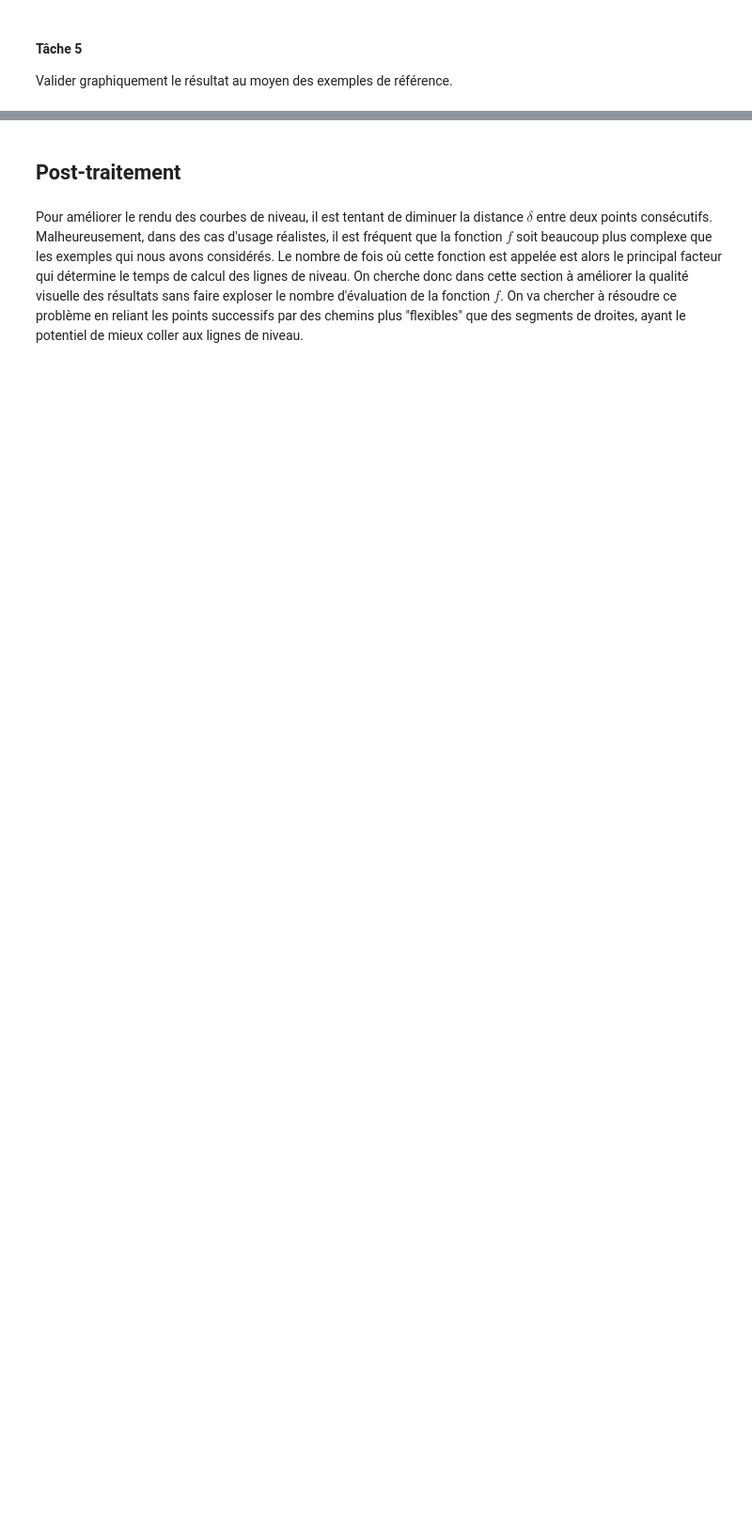
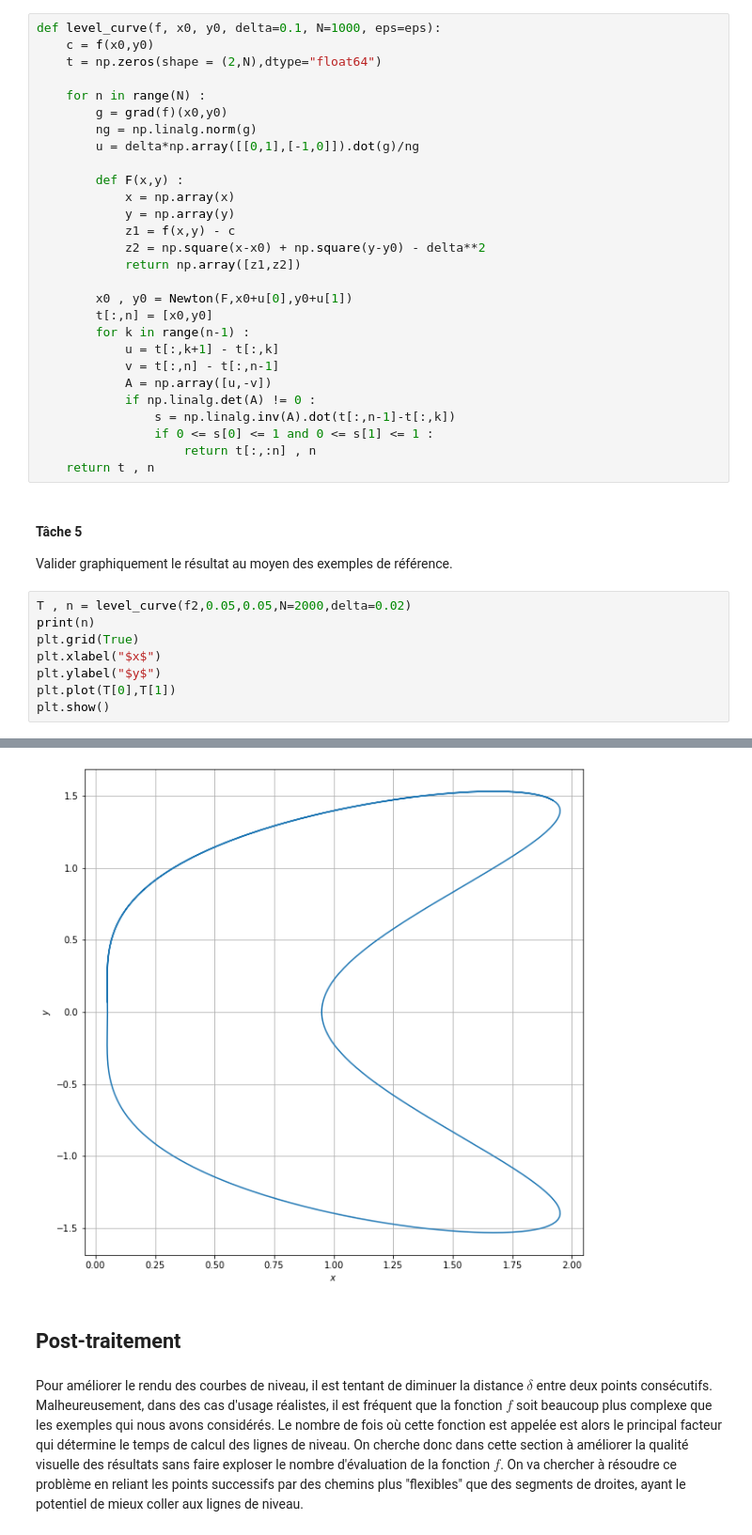
Before and after one commit to MariusAlonso/Projet-calcul-differentiel, a Jupyter notebook: Reponse.ipynb, the cells around one changed output, grey strips where cells are left out. Shown at 94% size. Saved outputs shown, nothing was run; the diff lists cells and outputs as text; blank space fills up the shorter version.

```diff
--- a/Reponse.ipynb
+++ b/Reponse.ipynb
@@ -446,7 +446,44 @@ L'algorithme précédent est malheureusement susceptible de faire plusieurs fois
 #### Question 7 + Tâche 4
 
 Proposer une nouvelle implémentation de `level_curve` qui arrête l'algorithme et renvoie les points connus quand le segment formé par les deux derniers points produits intersecte l'un des segments produits auparavant. En étant (raisonnablement) optimiste, doit-t'on prendre la peine de tester l'intersection du dernier segment avec tous les segments déjà produits (ce qui prend du temps ...) ou juste avec le premier ? Pour répondre à cette question, on pourra se demander si les courbes de niveau similaires à celle de la fonction de Rosenbrock passant par le point $(0.5, 0)$ (cf. Exemples de référence) -- c'est-à-dire "auto-intersectantes" -- sont fréquentes ou rares et pourquoi.
+# %%
+def level_curve(f, x0, y0, delta=0.1, N=1000, eps=eps):
+    c = f(x0,y0)
+    t = np.zeros(shape = (2,N),dtype="float64")
+
+    for n in range(N) :
+        g = grad(f)(x0,y0)
+        ng = np.linalg.norm(g)
+        u = delta*np.array([[0,1],[-1,0]]).dot(g)/ng
+
+        def F(x,y) :
+            x = np.array(x)
+            y = np.array(y)
+            z1 = f(x,y) - c
+            z2 = np.square(x-x0) + np.square(y-y0) - delta**2
+            return np.array([z1,z2])
+
+        x0 , y0 = Newton(F,x0+u[0],y0+u[1])
+        t[:,n] = [x0,y0]
+        for k in range(n-1) :
+            u = t[:,k+1] - t[:,k]
+            v = t[:,n] - t[:,n-1]
+            A = np.array([u,-v])
+            if np.linalg.det(A) != 0 :
+                s = np.linalg.inv(A).dot(t[:,n-1]-t[:,k])
+                if 0 <= s[0] <= 1 and 0 <= s[1] <= 1 :
+                    return t[:,:n] , n
+    return t , n
 # %% [markdown]
 #### Tâche 5
 
 Valider graphiquement le résultat au moyen des exemples de référence.
+# %%
+T , n = level_curve(f2,0.05,0.05,N=2000,delta=0.02)
+print(n)
+plt.grid(True)
+plt.xlabel("$x$")
+plt.ylabel("$y$")
+plt.plot(T[0],T[1])
+plt.show()
+# %% [output]
@@ -453,3 +491,4 @@ Valider graphiquement le résultat au moyen des exemples de référence.
+[figure, added]
 # %% [markdown]
 ## Post-traitement
 # %% [markdown]
```
Also changed, not shown: parts of 3 cells of this notebook.
